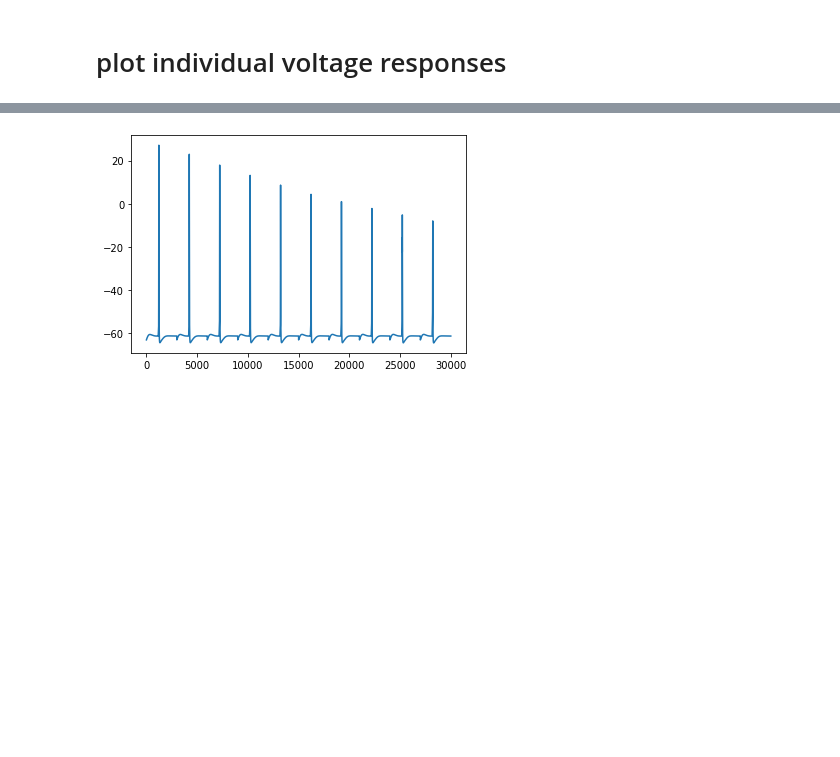
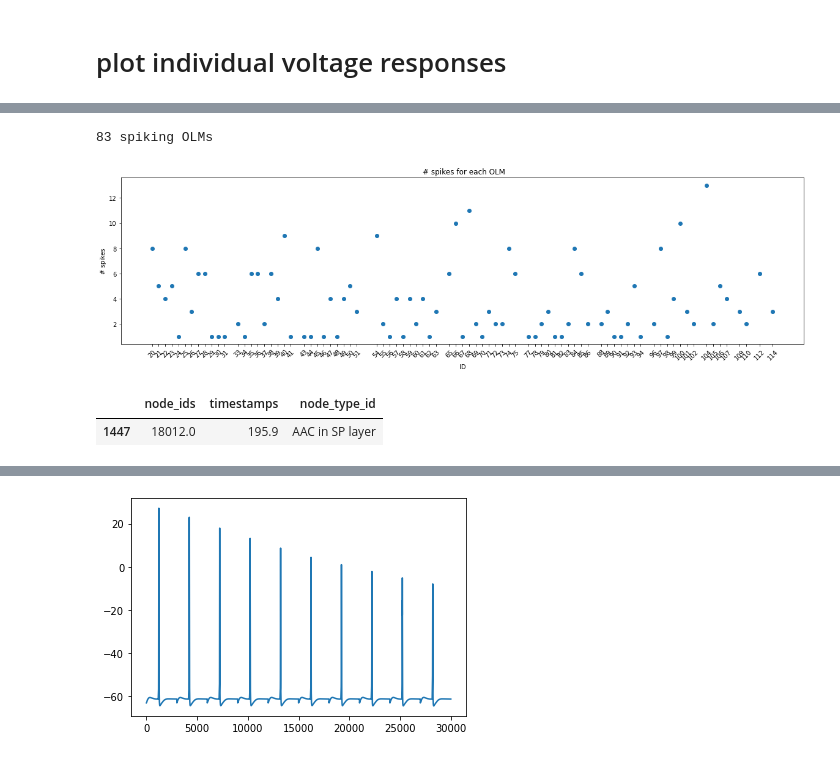
Before and after one commit to ddopp4877/CA1_model, a Jupyter notebook: CA1_exploration.ipynb, the cells around one changed output, grey strips where cells are left out. Saved outputs shown, nothing was run; the diff lists cells and outputs as text; code cells hidden in the pictures; blank space fills up the shorter version.

```diff
--- a/CA1_exploration.ipynb
+++ b/CA1_exploration.ipynb
@@ -504,0 +493,10 @@ Name: node_type_id, Length: 16950, dtype: object
+# %%
+f = h5py.File(os.path.join('output','spikes.h5'), 'r')
+spikesDF = SaveDataToDF(f)
+idTypes = pd.DataFrame(nodesDF['node_type_id'][spikesDF['node_ids']])
+idTypes.columns = ['node_type_id']
+idTypes.index = range(0,len(spikesDF))#concat does not handle different indices, even if ignore_index=True for some reason
+
+spikesDFM = pd.concat([spikesDF,idTypes],axis=1)
+print(spikesDFM.keys())
+spikesDFM.groupby('node_type_id').apply(len)
@@ -504,0 +515,31 @@ Name: node_type_id, Length: 16950, dtype: object
+# %%
+cellName = 'OLM'
+# ids which spike in the simulation
+un = spikesDFM[spikesDFM['node_type_id'].str.contains(cellName)]['node_ids']
+unIDs = np.unique(un)
+#print(unIDs)
+print(str(len(unIDs))+' spiking '+ cellName+'s')
+# get a DF with the unique ids, the number of times each unique id fires:
+allCells = spikesDFM.loc[un.index].groupby('node_ids').apply(len).to_frame()
+allCells.columns = ['counts']
+# %% [output]
+83 spiking OLMs
+# %%
+plt.figure(figsize=(20,5))
+#plt.bar(allCells.index,allCells['counts'].values,width=0.2,align='center')
+plt.scatter(allCells.index,allCells['counts'].values)
+plt.title(' # spikes for each '+cellName)
+plt.xlabel('ID')
+plt.ylabel('# spikes')
+plt.xticks(allCells.index,rotation=45,fontsize=10)
+
+plt.show()
+# %% [output]
+[figure, added]
+# %%
+starttime, endtime = 180, 200
+typeDF  = spikesDFM[spikesDFM['node_type_id'].str.contains(cellName)]
+typeDF[(typeDF['timestamps'] < endtime) & (typeDF['timestamps'] > starttime)]
+# %% [output]
+|  | node_ids | timestamps | node_type_id |
+| 1447 | 18012.0 | 195.9 | AAC in SP layer |
```
Also changed, not shown: parts of 53 cells of this notebook, 27 other files.
